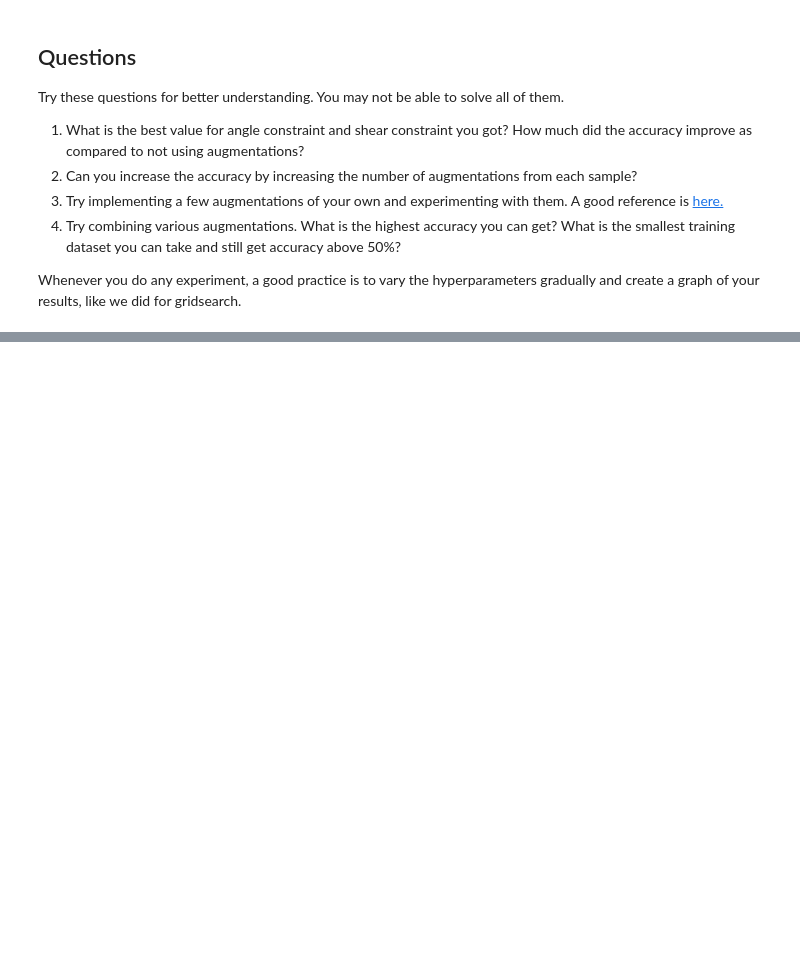
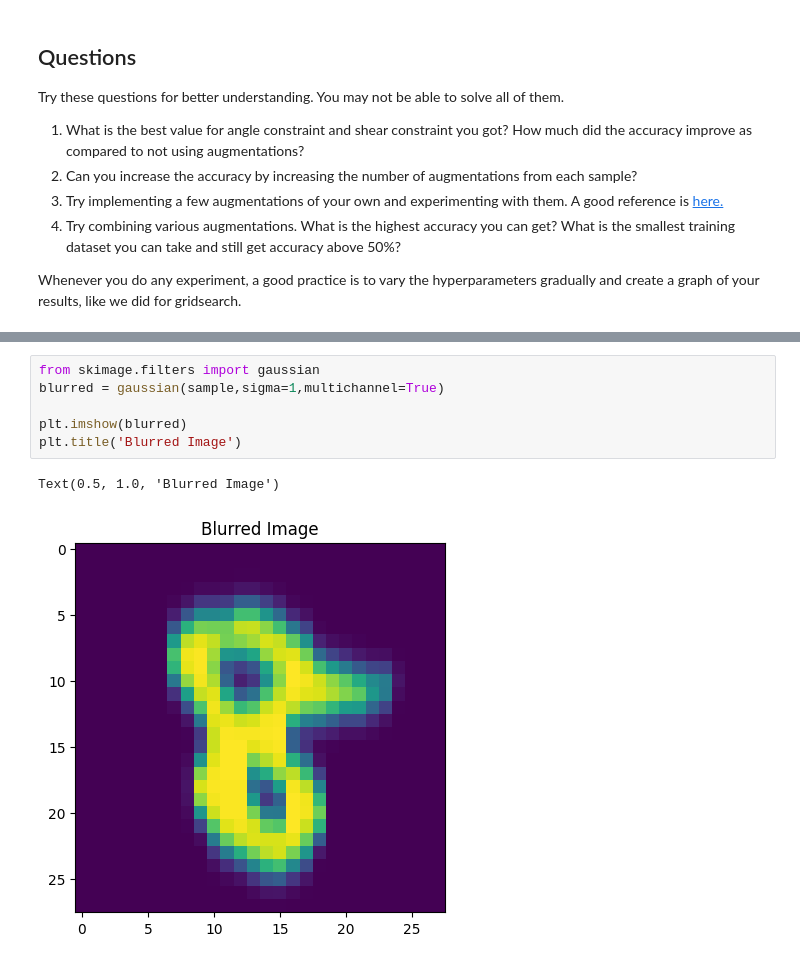
Before and after one commit to nanmaharaj/FMML_Project_and_Labs, a Jupyter notebook: Module_01_Lab_03_Augmentation.ipynb, the cells around one changed output, grey strips where cells are left out. Saved outputs shown, nothing was run; the diff lists cells and outputs as text; blank space fills up the shorter version.

```diff
--- a/Module_01_Lab_03_Augmentation.ipynb
+++ b/Module_01_Lab_03_Augmentation.ipynb
@@ -341,3 +468,12 @@ Whenever you do any experiment, a good practice is to vary the hyperparameters g
+# %%
+from skimage.filters import gaussian
+blurred = gaussian(sample,sigma=1,multichannel=True)
+
+plt.imshow(blurred)
+plt.title('Blurred Image')
+# %% [output]
+Text(0.5, 1.0, 'Blurred Image')
+[figure, added]
 # %% [markdown]
 QUIZ NOTES:
 
```
Also changed, not shown: parts of 14 cells of this notebook.
